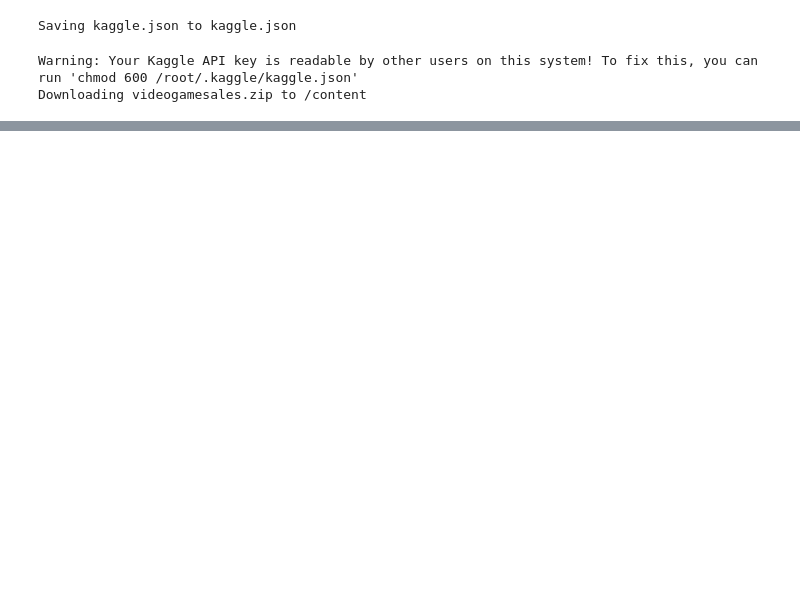
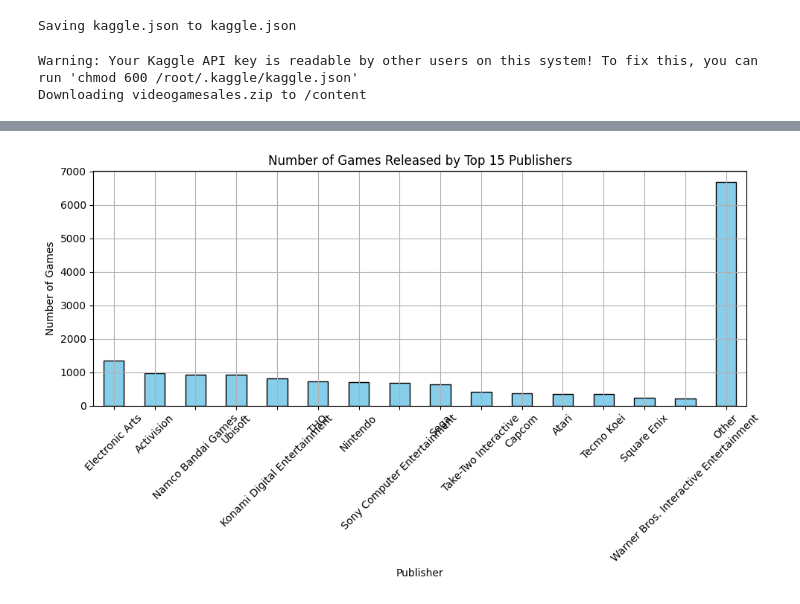
Before and after one commit to VladimirVladetic/VizualizacijaPodatakaDZ, a Jupyter notebook: Vizualizacija.ipynb, the cells around one changed output, grey strips where cells are left out. Drawn from its saved outputs; the diff is of its cells as text; code cells hidden in the pictures; blank space fills up the shorter version.

```diff
--- a/Vizualizacija.ipynb
+++ b/Vizualizacija.ipynb
@@ -67,0 +84,19 @@ print(df.head())
+# %%
+def gamesByPublisher(df):
+  publisher_counts = df['Publisher'].value_counts()
+  top_15_publishers = publisher_counts.head(15)
+
+  # Combine counts of remaining publishers into 'Other' category
+  other_publishers_count = publisher_counts.iloc[15:].sum()
+  top_15_publishers['Other'] = other_publishers_count
+
+  # Plot the number of games released by top 10 publishers and 'Other'
+  plt.figure(figsize=(10, 6))  # Set the size of the plot
+  top_15_publishers.plot(kind='bar', color='skyblue', edgecolor='black')
+  plt.title('Number of Games Released by Top 15 Publishers')
+  plt.xlabel('Publisher')
+  plt.ylabel('Number of Games')
+  plt.grid(True)  # Add grid lines for clarity
+  plt.xticks(rotation=45)  # Rotate x-axis labels for better readability
+  plt.tight_layout()  # Adjust layout to prevent clipping of labels
+  plt.show()
@@ -67,0 +107,4 @@ print(df.head())
+# %%
+gamesByPublisher(df)
+# %% [output]
+[figure, added]
```
Also changed, not shown: parts of 4 cells of this notebook.
